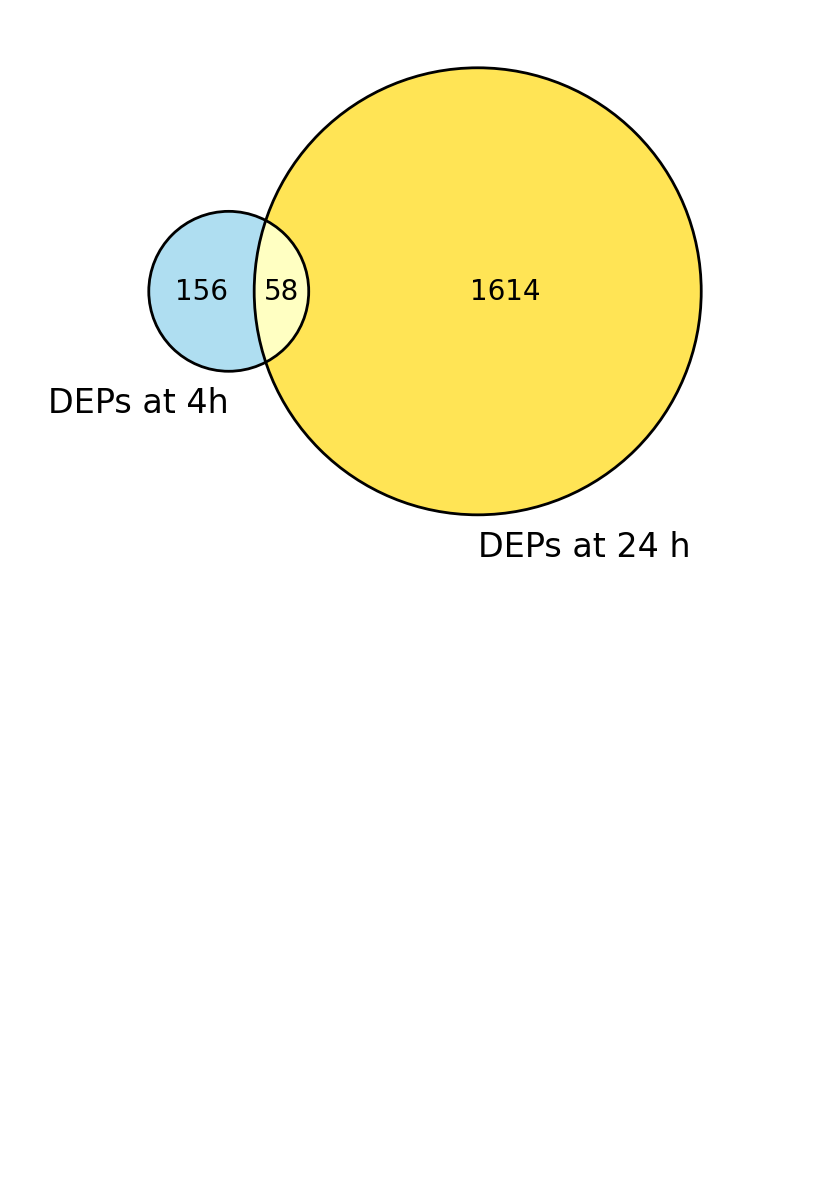
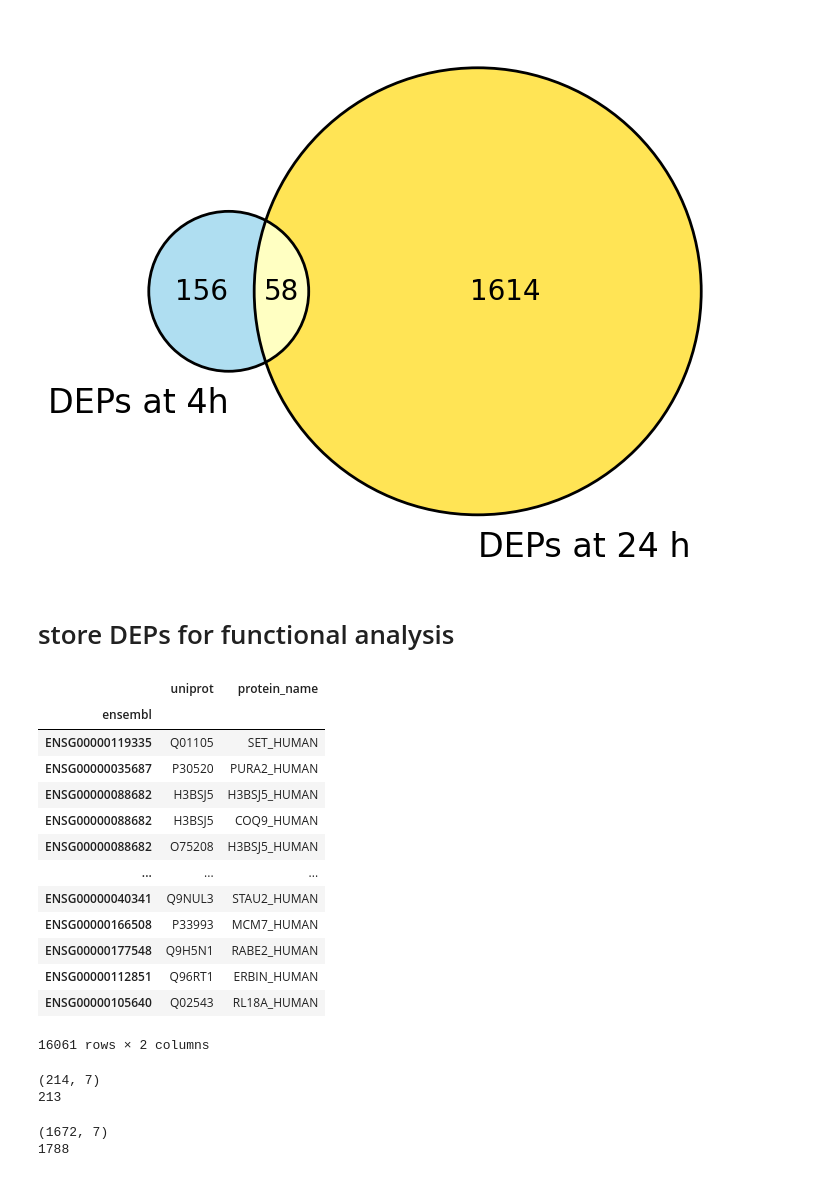
Before and after one commit to adelomana/vigur, a Jupyter notebook: 003.proteomics/venn_diagram.ipynb, the cells around one changed output. Drawn from its saved outputs; the diff is of its cells as text; code cells hidden in the pictures; blank space fills up the shorter version.

Commit message:
working on functional analysis

```diff
--- a/003.proteomics/venn_diagram.ipynb
+++ b/003.proteomics/venn_diagram.ipynb
@@ -223,3 +289,79 @@ matplotlib.pyplot.show()
 # matplotlib.pyplot.savefig('venn.svg')
 # %% [output]
 [figure]
+# %% [markdown]
+# store DEPs for functional analysis
+# %%
+# first read the idmap
+idmap = pandas.read_csv('idmap.tsv', sep='\t', index_col=0)
+# %% [output]
+|  | uniprot | protein_name |
+| ensembl |  |  |
+| ENSG00000119335 | Q01105 | SET_HUMAN |
+| ENSG00000035687 | P30520 | PURA2_HUMAN |
+| ENSG00000088682 | H3BSJ5 | H3BSJ5_HUMAN |
+| ENSG00000088682 | H3BSJ5 | COQ9_HUMAN |
+| ENSG00000088682 | O75208 | H3BSJ5_HUMAN |
+| ... | ... | ... |
+| ENSG00000040341 | Q9NUL3 | STAU2_HUMAN |
+| ENSG00000166508 | P33993 | MCM7_HUMAN |
+| ENSG00000177548 | Q9H5N1 | RABE2_HUMAN |
+| ENSG00000112851 | Q96RT1 | ERBIN_HUMAN |
+| ENSG00000105640 | Q02543 | RL18A_HUMAN |
+16061 rows × 2 columns
+# %%
+# store DEPs04, DEPs24 and sets A, B and C for functional enrichment
+wdf = pandas.read_csv('colored_proteins_04.tsv', sep='\t')
+wdf = wdf[(wdf['Color in plot'] == 'blue') | (wdf['Color in plot'] == 'red')]
+print(wdf.shape)
+
+a = wdf['Uniprot ID'].to_list()
+b = wdf['Uniprot gene ID'].to_list()
+c = a + b
+
+all_ensembls = []
+for element in c:
+    indices = numpy.where(idmap == element)
+    ensemblids = list(set(idmap.iloc[indices[0], indices[1]].index))
+    for ensembl in ensemblids:
+        all_ensembls.append(ensembl)
+
+final_set = list(set(all_ensembls))
+print(len(final_set))
+
+with open('deps.04.tsv', 'w') as f:
+    f.write('ENSEMBL\n')
+    for element in final_set:
+        f.write('{}\n'.format(element))
+f.close()
+# %% [output]
+(214, 7)
+213
+# %%
+# store DEPs04, DEPs24 and sets A, B and C for functional enrichment
+wdf = pandas.read_csv('colored_proteins_24.tsv', sep='\t')
+wdf = wdf[(wdf['Color in plot'] == 'blue') | (wdf['Color in plot'] == 'red')]
+print(wdf.shape)
+
+a = wdf['Uniprot ID'].to_list()
+b = wdf['Uniprot gene ID'].to_list()
+c = a + b
+
+all_ensembls = []
+for element in c:
+    indices = numpy.where(idmap == element)
+    ensemblids = list(set(idmap.iloc[indices[0], indices[1]].index))
+    for ensembl in ensemblids:
+        all_ensembls.append(ensembl)
+
+final_set = list(set(all_ensembls))
+print(len(final_set))
+
+with open('deps.24.tsv', 'w') as f:
+    f.write('ENSEMBL\n')
+    for element in final_set:
+        f.write('{}\n'.format(element))
+f.close()
+# %% [output]
+(1672, 7)
+1788
```
Also changed, not shown: parts of 4 cells of this notebook, 15 other files.
